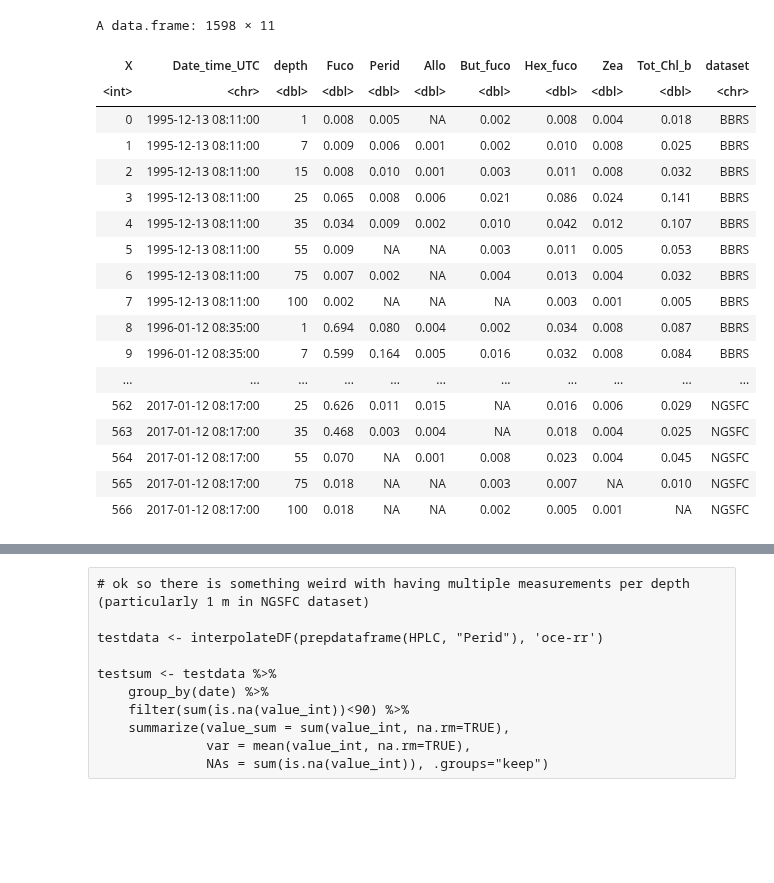
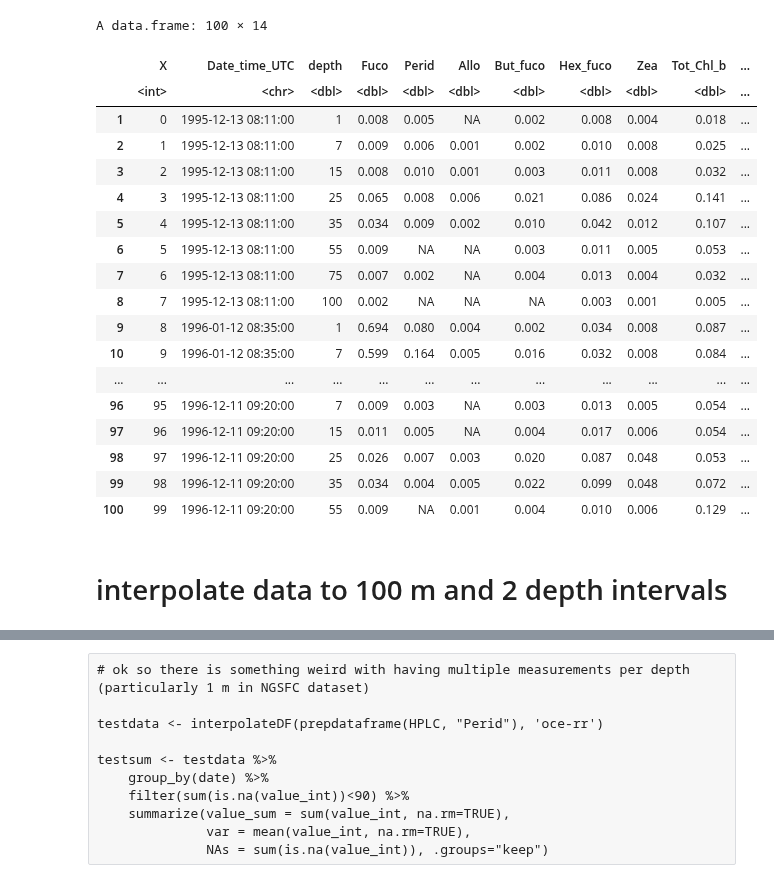
Before and after one commit to ben1post/BennyPhD, a Jupyter notebook: CaRiaco/SCRIPPS/CARIACO_data/Manuscript2DataAnalysis/DataPipeline/HPLC/HPLC_IntegrateSizePigments.R.ipynb, the cells around one changed output, grey strips where cells are left out. Saved outputs shown, nothing was run; the diff lists cells and outputs as text; code cells hidden in the pictures; blank space fills up the shorter version.

```diff
--- a/CaRiaco/SCRIPPS/CARIACO_data/Manuscript2DataAnalysis/DataPipeline/HPLC/HPLC_IntegrateSizePigments.R.ipynb
+++ b/CaRiaco/SCRIPPS/CARIACO_data/Manuscript2DataAnalysis/DataPipeline/HPLC/HPLC_IntegrateSizePigments.R.ipynb
@@ -13,25 +14,29 @@ HPLC[HPLC<0] <- NA
 # %%
-HPLC
+#HPLC[,c(-1:-3, -11)][HPLC>10000] <- NA
-# %% [output]
-A data.frame: 1598 × 11
-| X | Date_time_UTC | depth | Fuco | Perid | Allo | But_fuco | Hex_fuco | Zea | Tot_Chl_b | dataset |
-| <int> | <chr> | <dbl> | <dbl> | <dbl> | <dbl> | <dbl> | <dbl> | <dbl> | <dbl> | <chr> |
-| 0 | 1995-12-13 08:11:00 | 1 | 0.008 | 0.005 | NA | 0.002 | 0.008 | 0.004 | 0.018 | BBRS |
-| 1 | 1995-12-13 08:11:00 | 7 | 0.009 | 0.006 | 0.001 | 0.002 | 0.010 | 0.008 | 0.025 | BBRS |
-| 2 | 1995-12-13 08:11:00 | 15 | 0.008 | 0.010 | 0.001 | 0.003 | 0.011 | 0.008 | 0.032 | BBRS |
-| 3 | 1995-12-13 08:11:00 | 25 | 0.065 | 0.008 | 0.006 | 0.021 | 0.086 | 0.024 | 0.141 | BBRS |
-| 4 | 1995-12-13 08:11:00 | 35 | 0.034 | 0.009 | 0.002 | 0.010 | 0.042 | 0.012 | 0.107 | BBRS |
-| 5 | 1995-12-13 08:11:00 | 55 | 0.009 | NA | NA | 0.003 | 0.011 | 0.005 | 0.053 | BBRS |
-| 6 | 1995-12-13 08:11:00 | 75 | 0.007 | 0.002 | NA | 0.004 | 0.013 | 0.004 | 0.032 | BBRS |
-| 7 | 1995-12-13 08:11:00 | 100 | 0.002 | NA | NA | NA | 0.003 | 0.001 | 0.005 | BBRS |
-| 8 | 1996-01-12 08:35:00 | 1 | 0.694 | 0.080 | 0.004 | 0.002 | 0.034 | 0.008 | 0.087 | BBRS |
-| 9 | 1996-01-12 08:35:00 | 7 | 0.599 | 0.164 | 0.005 | 0.016 | 0.032 | 0.008 | 0.084 | BBRS |
-| ... | ... | ... | ... | ... | ... | ... | ... | ... | ... | ... |
-| 562 | 2017-01-12 08:17:00 | 25 | 0.626 | 0.011 | 0.015 | NA | 0.016 | 0.006 | 0.029 | NGSFC |
-| 563 | 2017-01-12 08:17:00 | 35 | 0.468 | 0.003 | 0.004 | NA | 0.018 | 0.004 | 0.025 | NGSFC |
-| 564 | 2017-01-12 08:17:00 | 55 | 0.070 | NA | 0.001 | 0.008 | 0.023 | 0.004 | 0.045 | NGSFC |
-| 565 | 2017-01-12 08:17:00 | 75 | 0.018 | NA | NA | 0.003 | 0.007 | NA | 0.010 | NGSFC |
-| 566 | 2017-01-12 08:17:00 | 100 | 0.018 | NA | NA | 0.002 | 0.005 | 0.001 | NA | NGSFC |
+# %%
+head(HPLC,n=100)
+# %% [output]
+A data.frame: 100 × 14
+|  | X | Date_time_UTC | depth | Fuco | Perid | Allo | But_fuco | Hex_fuco | Zea | Tot_Chl_b | ... |
+|  | <int> | <chr> | <dbl> | <dbl> | <dbl> | <dbl> | <dbl> | <dbl> | <dbl> | <dbl> | ... |
+| 1 | 0 | 1995-12-13 08:11:00 | 1 | 0.008 | 0.005 | NA | 0.002 | 0.008 | 0.004 | 0.018 | ... |
+| 2 | 1 | 1995-12-13 08:11:00 | 7 | 0.009 | 0.006 | 0.001 | 0.002 | 0.010 | 0.008 | 0.025 | ... |
+| 3 | 2 | 1995-12-13 08:11:00 | 15 | 0.008 | 0.010 | 0.001 | 0.003 | 0.011 | 0.008 | 0.032 | ... |
+| 4 | 3 | 1995-12-13 08:11:00 | 25 | 0.065 | 0.008 | 0.006 | 0.021 | 0.086 | 0.024 | 0.141 | ... |
+| 5 | 4 | 1995-12-13 08:11:00 | 35 | 0.034 | 0.009 | 0.002 | 0.010 | 0.042 | 0.012 | 0.107 | ... |
+| 6 | 5 | 1995-12-13 08:11:00 | 55 | 0.009 | NA | NA | 0.003 | 0.011 | 0.005 | 0.053 | ... |
+| 7 | 6 | 1995-12-13 08:11:00 | 75 | 0.007 | 0.002 | NA | 0.004 | 0.013 | 0.004 | 0.032 | ... |
+| 8 | 7 | 1995-12-13 08:11:00 | 100 | 0.002 | NA | NA | NA | 0.003 | 0.001 | 0.005 | ... |
+| 9 | 8 | 1996-01-12 08:35:00 | 1 | 0.694 | 0.080 | 0.004 | 0.002 | 0.034 | 0.008 | 0.087 | ... |
+| 10 | 9 | 1996-01-12 08:35:00 | 7 | 0.599 | 0.164 | 0.005 | 0.016 | 0.032 | 0.008 | 0.084 | ... |
+| ... | ... | ... | ... | ... | ... | ... | ... | ... | ... | ... | ... |
+| 96 | 95 | 1996-12-11 09:20:00 | 7 | 0.009 | 0.003 | NA | 0.003 | 0.013 | 0.005 | 0.054 | ... |
+| 97 | 96 | 1996-12-11 09:20:00 | 15 | 0.011 | 0.005 | NA | 0.004 | 0.017 | 0.006 | 0.054 | ... |
+| 98 | 97 | 1996-12-11 09:20:00 | 25 | 0.026 | 0.007 | 0.003 | 0.020 | 0.087 | 0.048 | 0.053 | ... |
+| 99 | 98 | 1996-12-11 09:20:00 | 35 | 0.034 | 0.004 | 0.005 | 0.022 | 0.099 | 0.048 | 0.072 | ... |
+| 100 | 99 | 1996-12-11 09:20:00 | 55 | 0.009 | NA | 0.001 | 0.004 | 0.010 | 0.006 | 0.129 | ... |
+# %% [markdown]
+# interpolate data to 100 m and 2 depth intervals
 # %%
 # Function to read specific verfication type from dataset
 
```
Also changed, not shown: parts of 11 cells of this notebook, 8 other files.
